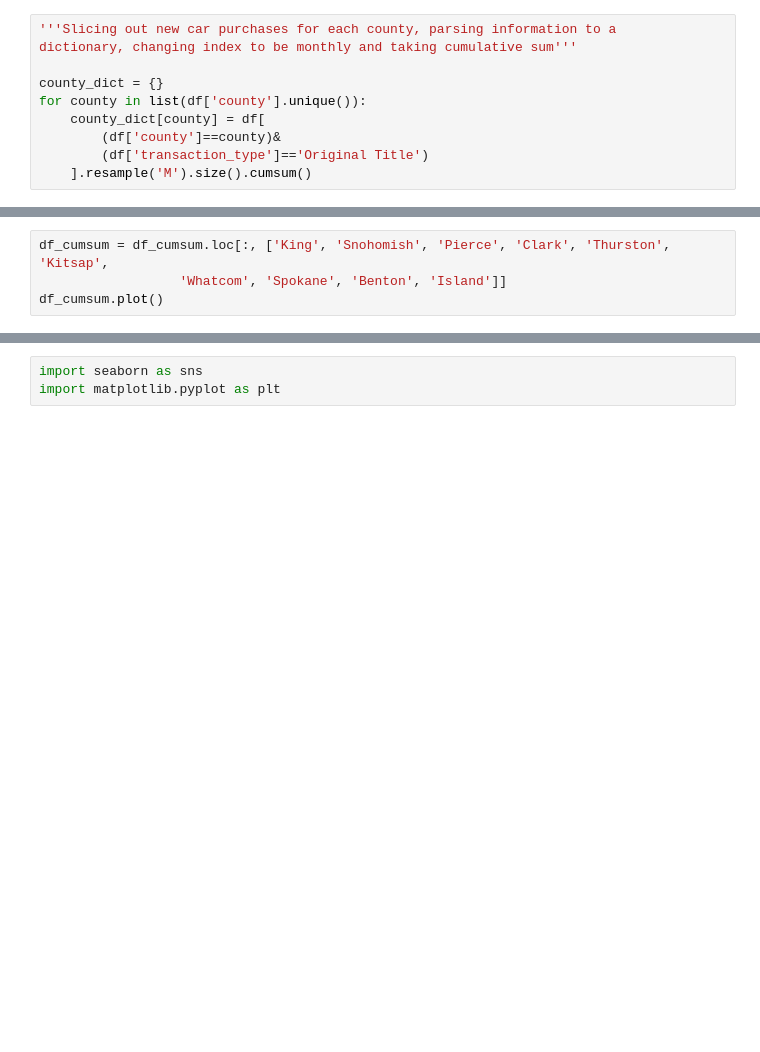
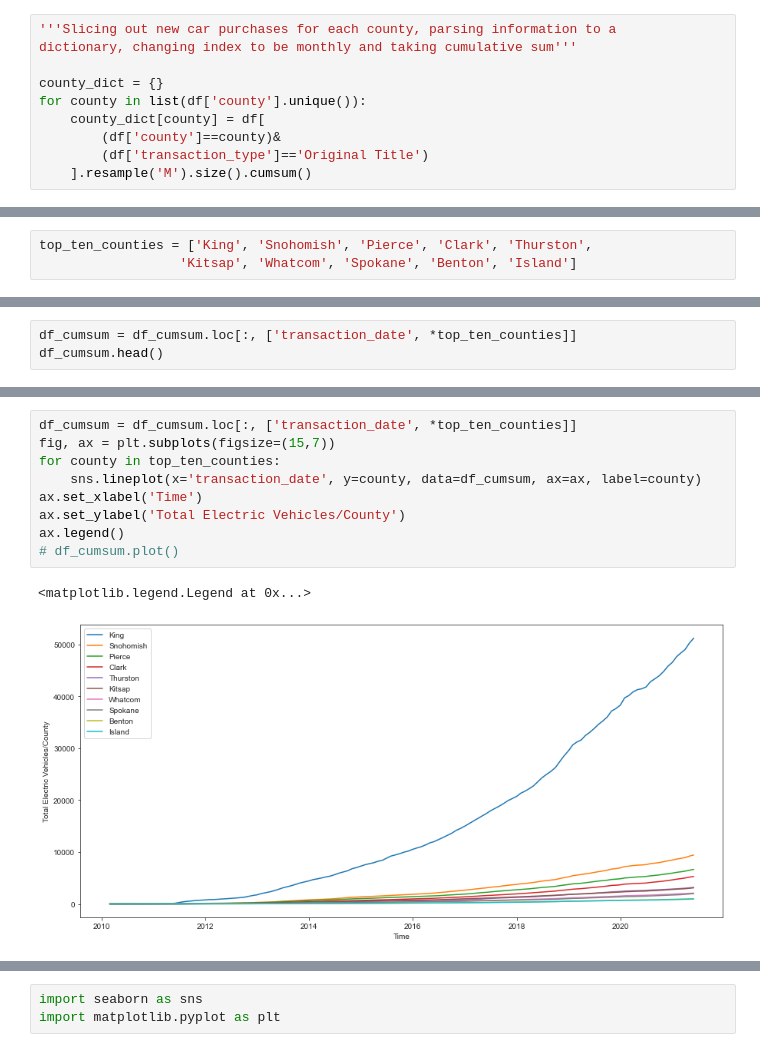
Before and after one commit to ebtezcan/EV-Charger-Prediction, a Jupyter notebook: index_OSEMN_plus_mvp-Copy1.ipynb, the cells around one changed output, grey strips where cells are left out. Cells and saved outputs as stored; diff of their text form; blank space fills up the shorter version.

```diff
--- a/index_OSEMN_plus_mvp-Copy1.ipynb
+++ b/index_OSEMN_plus_mvp-Copy1.ipynb
@@ -819,6 +796,5 @@ Columbia           13
 Garfield            2
 Name: county, dtype: int64
 # %%
-df_cumsum = df_cumsum.loc[:, ['King', 'Snohomish', 'Pierce', 'Clark', 'Thurston', 'Kitsap',
-                  'Whatcom', 'Spokane', 'Benton', 'Island']]
-df_cumsum.plot()
+top_ten_counties = ['King', 'Snohomish', 'Pierce', 'Clark', 'Thurston',
+                  'Kitsap', 'Whatcom', 'Spokane', 'Benton', 'Island']
@@ -905,0 +801,3 @@ df_new_cars[df_new_cars['dol_vehicle_id'].duplicated()]
+# %%
+df_cumsum = df_cumsum.loc[:, ['transaction_date', *top_ten_counties]]
+df_cumsum.head()
@@ -905,0 +811,12 @@ df_new_cars[df_new_cars['dol_vehicle_id'].duplicated()]
+# %%
+df_cumsum = df_cumsum.loc[:, ['transaction_date', *top_ten_counties]]
+fig, ax = plt.subplots(figsize=(15,7))
+for county in top_ten_counties:
+    sns.lineplot(x='transaction_date', y=county, data=df_cumsum, ax=ax, label=county)
+ax.set_xlabel('Time')
+ax.set_ylabel('Total Electric Vehicles/County')
+ax.legend()
+# df_cumsum.plot()
+# %% [output]
+<matplotlib.legend.Legend at 0x...>
+[figure, added]
```
Also changed, not shown: parts of 61 cells of this notebook.
